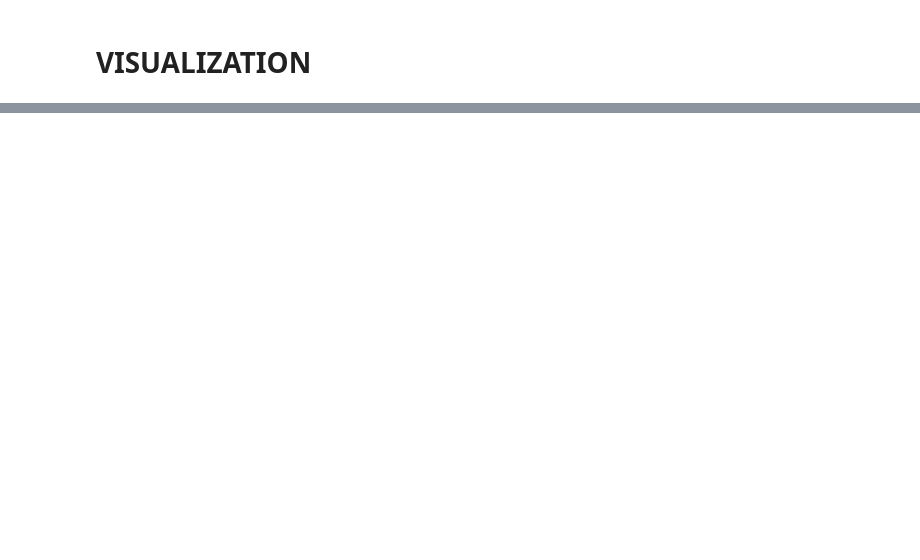
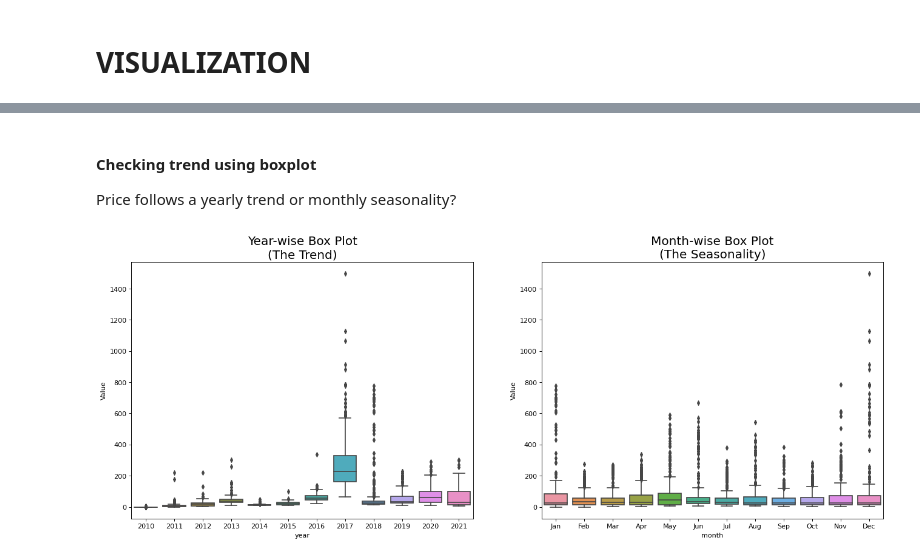
Before and after one commit to CasellaJr/Forecasting-Blockchain-indicators-for-analyzing-BTC-future-price, a Jupyter notebook: Fees.ipynb, the cells around one changed output, grey strips where cells are left out. Cells and saved outputs as stored; diff of their text form; code cells hidden in the pictures; blank space fills up the shorter version.

```diff
--- a/Fees.ipynb
+++ b/Fees.ipynb
@@ -78,0 +171,15 @@ plt.show()
+# %% [markdown]
+#### Checking trend using boxplot
+Price follows a yearly trend or monthly seasonality?
+# %%
+# Draw Plot
+fig, axes = plt.subplots(1, 2, figsize=(20,7), dpi= 80)
+sns.boxplot(x='year', y="Value", data=fees, ax=axes[0])
+sns.boxplot(x='month', y="Value", data=fees.loc[~fees.year.isin([2010, 2022]), :])
+
+# Set Title
+axes[0].set_title('Year-wise Box Plot\n(The Trend)', fontsize=18);
+axes[1].set_title('Month-wise Box Plot\n(The Seasonality)', fontsize=18)
+plt.show()
+# %% [output]
+[figure, added]
```
Also changed, not shown: parts of 106 cells of this notebook, 6 other files.
